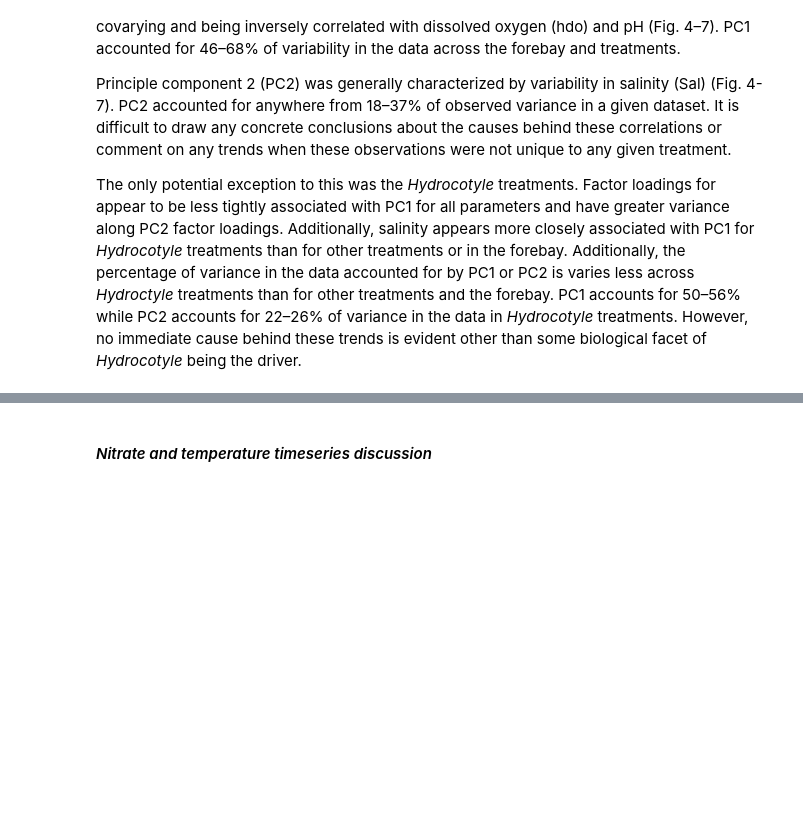
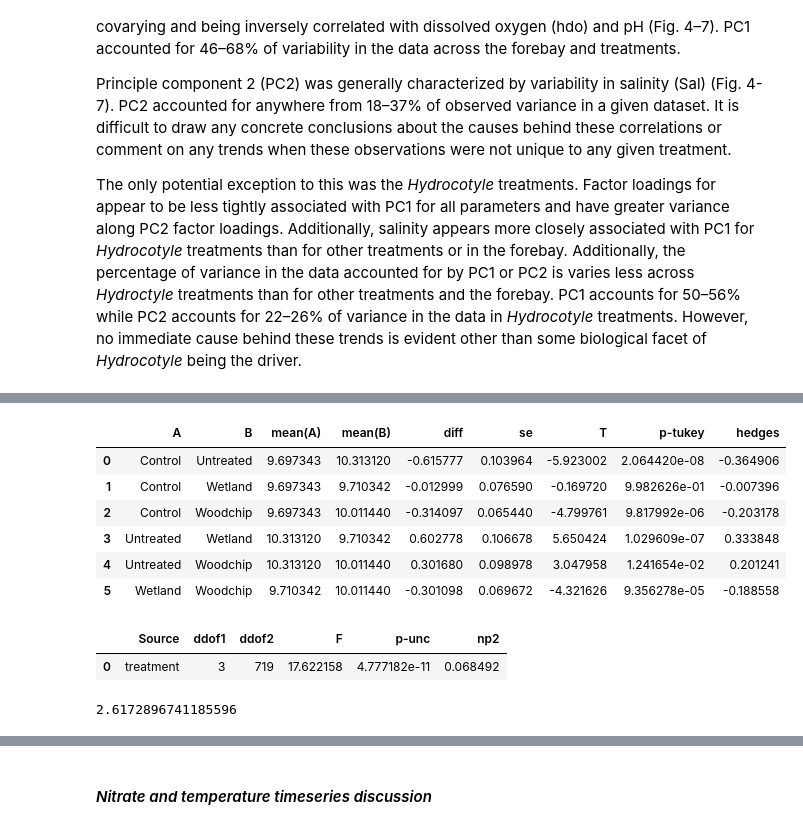
Before and after one commit to kmduncan1/MS263_BioreactorProject, a Jupyter notebook: ProjectNotebook.ipynb, the cells around one changed output, grey strips where cells are left out. Drawn from its saved outputs; the diff is of its cells as text; code cells hidden in the pictures; blank space fills up the shorter version.

```diff
--- a/ProjectNotebook.ipynb
+++ b/ProjectNotebook.ipynb
@@ -506,0 +615,22 @@ The only potential exception to this was the _Hydrocotyle_ treatments. Factor lo
+# %%
+#Pairwise Tukey post-hoc for temperature in winter treatment
+pg.pairwise_tukey(data=dfsub_wintertempall, dv='temp', between='treatment')
+# %% [output]
+|  | A | B | mean(A) | mean(B) | diff | se | T | p-tukey | hedges |
+| 0 | Control | Untreated | 9.697343 | 10.313120 | -0.615777 | 0.103964 | -5.923002 | 2.064420e-08 | -0.364906 |
+| 1 | Control | Wetland | 9.697343 | 9.710342 | -0.012999 | 0.076590 | -0.169720 | 9.982626e-01 | -0.007396 |
+| 2 | Control | Woodchip | 9.697343 | 10.011440 | -0.314097 | 0.065440 | -4.799761 | 9.817992e-06 | -0.203178 |
+| 3 | Untreated | Wetland | 10.313120 | 9.710342 | 0.602778 | 0.106678 | 5.650424 | 1.029609e-07 | 0.333848 |
+| 4 | Untreated | Woodchip | 10.313120 | 10.011440 | 0.301680 | 0.098978 | 3.047958 | 1.241654e-02 | 0.201241 |
+| 5 | Wetland | Woodchip | 9.710342 | 10.011440 | -0.301098 | 0.069672 | -4.321626 | 9.356278e-05 | -0.188558 |
+# %%
+#ANOVA for winter temeperatures across treatment
+pg.anova(data=dfsub_summertempall, dv='temp', between='treatment')
+# %% [output]
+|  | Source | ddof1 | ddof2 | F | p-unc | np2 |
+| 0 | treatment | 3 | 719 | 17.622158 | 4.777182e-11 | 0.068492 |
+# %%
+#F-value for
+stats.f.ppf(0.95, 3, 719)
+# %% [output]
+2.6172896741185596
```
Also changed, not shown: parts of 25 cells of this notebook.
